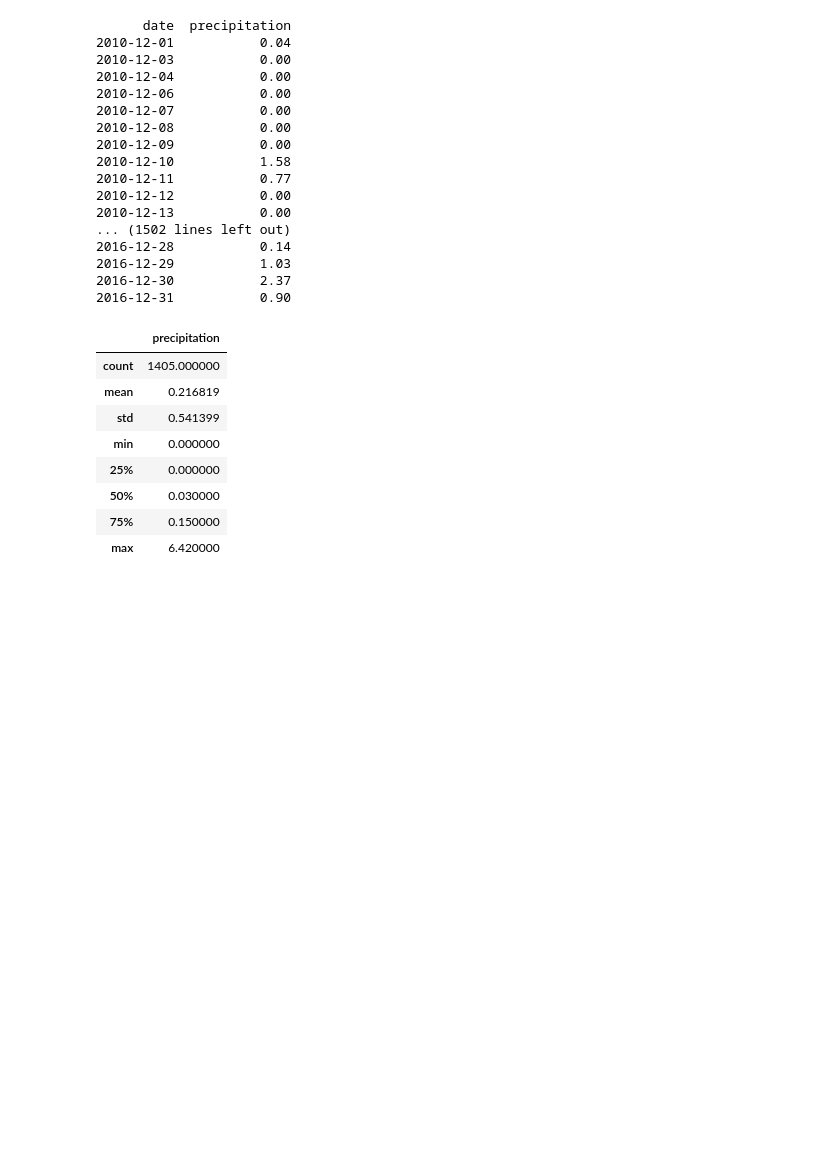
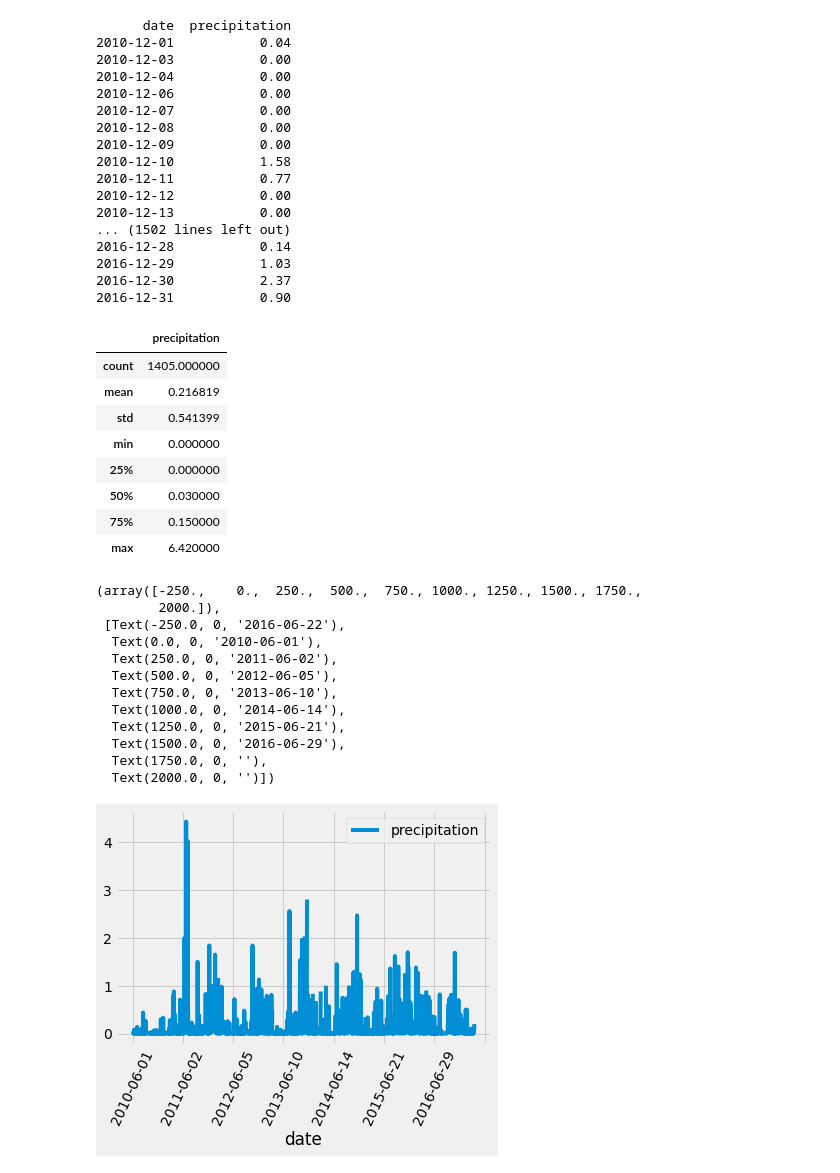
Before and after one commit to speplinski3/surfs_up, a Jupyter notebook: Resources/SurfsUp_Challenge.ipynb, the cells around one changed output. Saved outputs shown, nothing was run; the diff lists cells and outputs as text; code cells hidden in the pictures; blank space fills up the shorter version.

```diff
--- a/Resources/SurfsUp_Challenge.ipynb
+++ b/Resources/SurfsUp_Challenge.ipynb
@@ -9,6 +9,10 @@ from sqlalchemy.orm import Session
 from sqlalchemy import create_engine, func
 import datetime as dt
 import pandas as pd
+%matplotlib inline
+from matplotlib import style
+style.use('fivethirtyeight')
+import matplotlib.pyplot as plt
 # %%
 engine = create_engine("sqlite:///hawaii.sqlite")
 
@@ -191,3 +195,33 @@ df.describe()
 | 50% | 0.030000 |
 | 75% | 0.150000 |
 | max | 6.420000 |
+# %%
+# Perform a query to retrieve the data and precipitation scores June
+results = session.query(Measurement.date, Measurement.prcp).\
+filter(extract('month', Measurement.date)==6).all()
+
+# Save the query results as a Pandas DataFrame and set the index to the date column
+df = pd.DataFrame(results, columns=['date', 'precipitation'])
+df.set_index(df['date'], inplace=True)
+
+
+# Sort the dataframe by date
+df = df.sort_index()
+
+# Use Pandas Plotting with Matplotlib to plot the data
+df.plot()
+plt.xticks(rotation=65)
+# %% [output]
+(array([-250.,    0.,  250.,  500.,  750., 1000., 1250., 1500., 1750.,
+        2000.]),
+ [Text(-250.0, 0, '2016-06-22'),
+  Text(0.0, 0, '2010-06-01'),
+  Text(250.0, 0, '2011-06-02'),
+  Text(500.0, 0, '2012-06-05'),
+  Text(750.0, 0, '2013-06-10'),
+  Text(1000.0, 0, '2014-06-14'),
+  Text(1250.0, 0, '2015-06-21'),
+  Text(1500.0, 0, '2016-06-29'),
+  Text(1750.0, 0, ''),
+  Text(2000.0, 0, '')])
+[figure, added]
```
Also changed, not shown: parts of 1 cell of this notebook.
